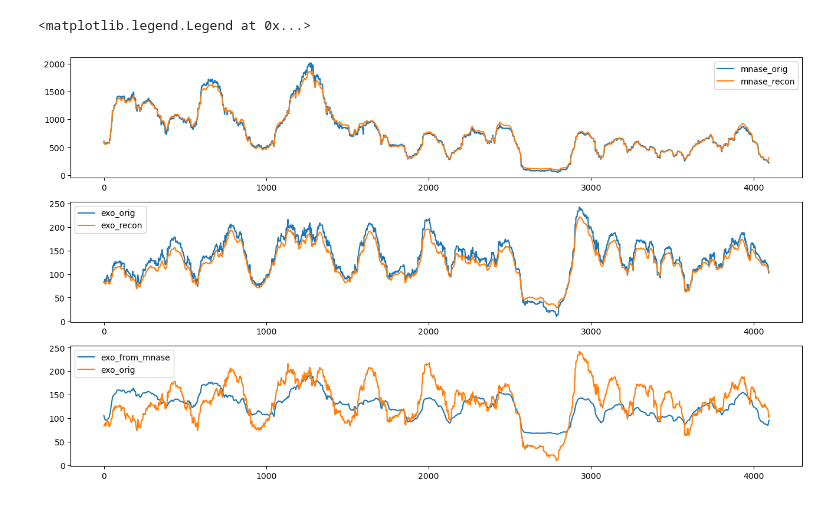
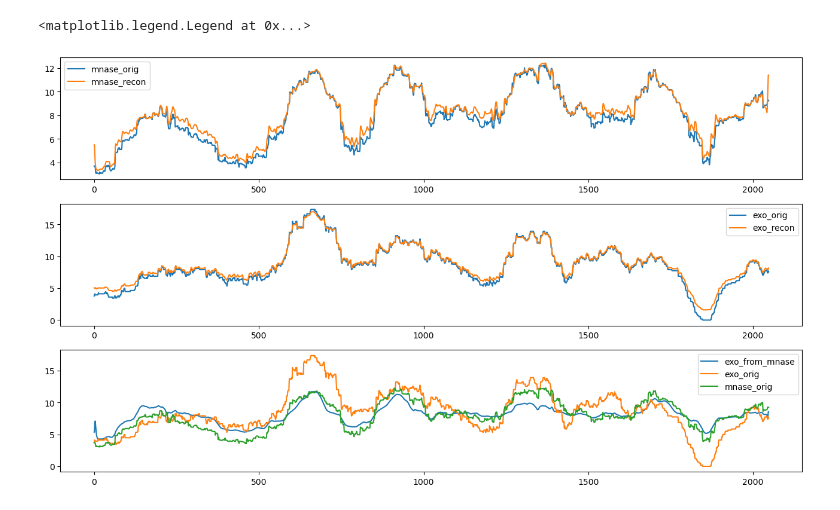
Before and after one commit to intbio/NucDPosIT, a Jupyter notebook: notebooks/train_autoencoder.ipynb, the cells around one changed output. Cells and saved outputs as stored; diff of their text form; code cells hidden in the pictures.

Commit message:
working model

```diff
--- a/notebooks/train_autoencoder.ipynb
+++ b/notebooks/train_autoencoder.ipynb
@@ -157,7 +159,7 @@ test_dataset = BigWigPairedDataset(
     MNASE_PATH, EXO_PATH, test_chromosome, win_size, 20000
 )
 # %%
-batch_size = 50
+batch_size = 100
 num_workers = 8
 
 train_loader = DataLoader(train_dataset, batch_size, True, num_workers=num_workers)
@@ -189,7 +191,9 @@ class UnetAutoencoder(nn.Module):
         self.latent_projection = nn.Sequential(
             nn.Flatten(),
             nn.Linear(
-                self.block_out_channels[-1] * (self.signal_size // 2 ** len(self.block_out_channels)), latent_size
+                self.block_out_channels[-1]
+                * (self.signal_size // 2 ** len(self.block_out_channels)),
+                latent_size,
             ),
             nn.ReLU(),
             nn.Linear(latent_size, latent_size),
@@ -197,24 +201,27 @@ class UnetAutoencoder(nn.Module):
 
         self.reverse_latent_projection = nn.Sequential(
             nn.Linear(
-                latent_size, self.block_out_channels[-1] * (self.signal_size // 2 ** len(self.block_out_channels))
+                latent_size,
+                self.block_out_channels[-1]
+                * (self.signal_size // 2 ** len(self.block_out_channels)),
             ),
             nn.Unflatten(1, (self.block_out_channels[-1], -1)),
         )
 
     def __make_encoder(self, encoder_block_types, block_out_channels):
         layers = nn.ModuleList()
-        for i, (layer, out_ch) in enumerate(zip(encoder_block_types, block_out_channels)):
+        for i, (layer, out_ch) in enumerate(
+            zip(encoder_block_types, block_out_channels)
+        ):
             if i == 0:
                 new_layer = nn.Sequential(
                     nn.BatchNorm1d(1),  # BatchNorm как часть первого блока
-                    layer(out_channels=out_ch, in_channels=1)
+                    layer(out_channels=out_ch, in_channels=1),
                 )
             else:
                 in_ch = block_out_channels[i - 1]
                 new_layer = nn.Sequential(
-                    nn.BatchNorm1d(in_ch),
-                    layer(out_channels=out_ch, in_channels=in_ch)
+                    nn.BatchNorm1d(in_ch), layer(out_channels=out_ch, in_channels=in_ch)
                 )
             layers.append(new_layer)
         return layers
@@ -463,10 +466,10 @@ def train_dual_autoencoders(
 # %%
 params = [
     win_size,
-    [64, 128, 128, 256, 256, 512, 1024, 1024],
+    [64, 128, 256, 256, 512, 512, 512, 1024],
     [unet_1d_blocks.DownBlock1D] * 3 + [unet_1d_blocks.AttnDownBlock1D] * 5,
     [unet_1d_blocks.AttnUpBlock1D] * 5 + [unet_1d_blocks.UpBlock1D] * 3,
-    2048,
+    2000,
 ]
 
 dual_model = DataParallel(DualUnetAutoencoder(*params))
@@ -475,4 +478,12 @@ logdir='../data/logdir/models/autoencoders/best_bn.torch'
 # %%
-train_dual_autoencoders(dual_model, train_loader, val_loader, 10, "cuda", writer, logdir='../data/logdir/models/autoencoders/best_bn.torch')
+train_dual_autoencoders(
+    dual_model,
+    train_loader,
+    val_loader,
+    10,
+    "cuda",
+    writer,
+    logdir="../data/logdir/models/autoencoders/best_bn.torch",
+)
 # %% [output]
 Epoch 1/10
@@ -567,31 +565,31 @@ manse_recon = manse_recon.cpu()
 exoIII_recon = exoIII_recon.cpu()
 manse_to_exoIII_recon = manse_to_exoIII_recon.cpu()
 # %%
-idx = 42
+idx = 41
 mnase_fignal = mnase_orig[idx]
 exo_signal = exo_orig[idx]
 mnase_recon_idx = manse_recon[idx]
 exo_recon_idx = exoIII_recon[idx]
 manse_to_exoIII_recon_idx = manse_to_exoIII_recon[idx]
 
 fig, axs = plt.subplots(3, 1, figsize=(16, 9))
 
 
 axs[0].plot(mnase_fignal, label="mnase_orig")
 axs[0].plot(mnase_recon_idx, label="mnase_recon")
 
 
 axs[1].plot(exo_signal, label="exo_orig")
 axs[1].plot(exo_recon_idx, label="exo_recon")
 
 
 axs[2].plot(manse_to_exoIII_recon_idx, label="exo_from_mnase")
 axs[2].plot(exo_signal, label="exo_orig")
-# axs[2].plot(mnase_fignal, label="mnase_orig")
+axs[2].plot(mnase_fignal, label="mnase_orig")
 
 axs[0].legend()
 axs[1].legend()
 axs[2].legend()
 # %% [output]
 <matplotlib.legend.Legend at 0x...>
-[figure, old version]
+[figure, new version]
```
Also changed, not shown: parts of 11 cells of this notebook, 17 other files.
